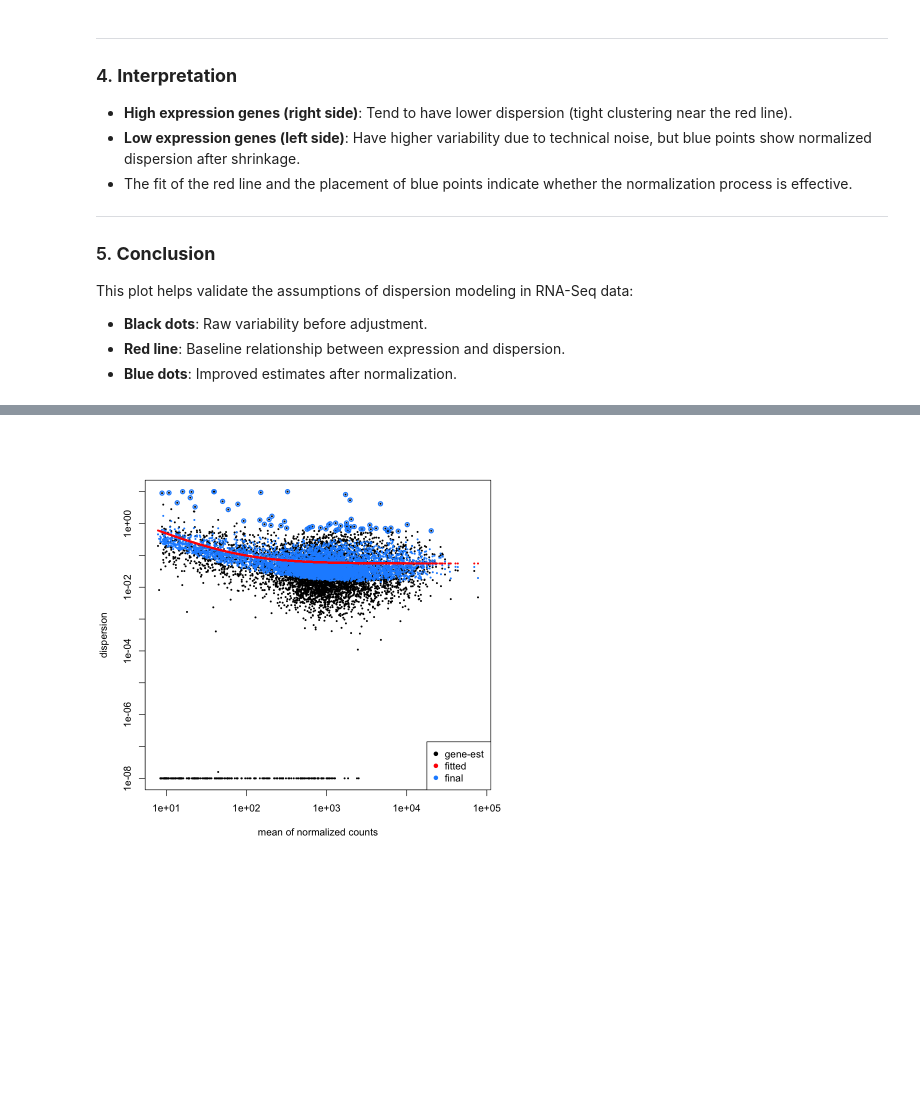
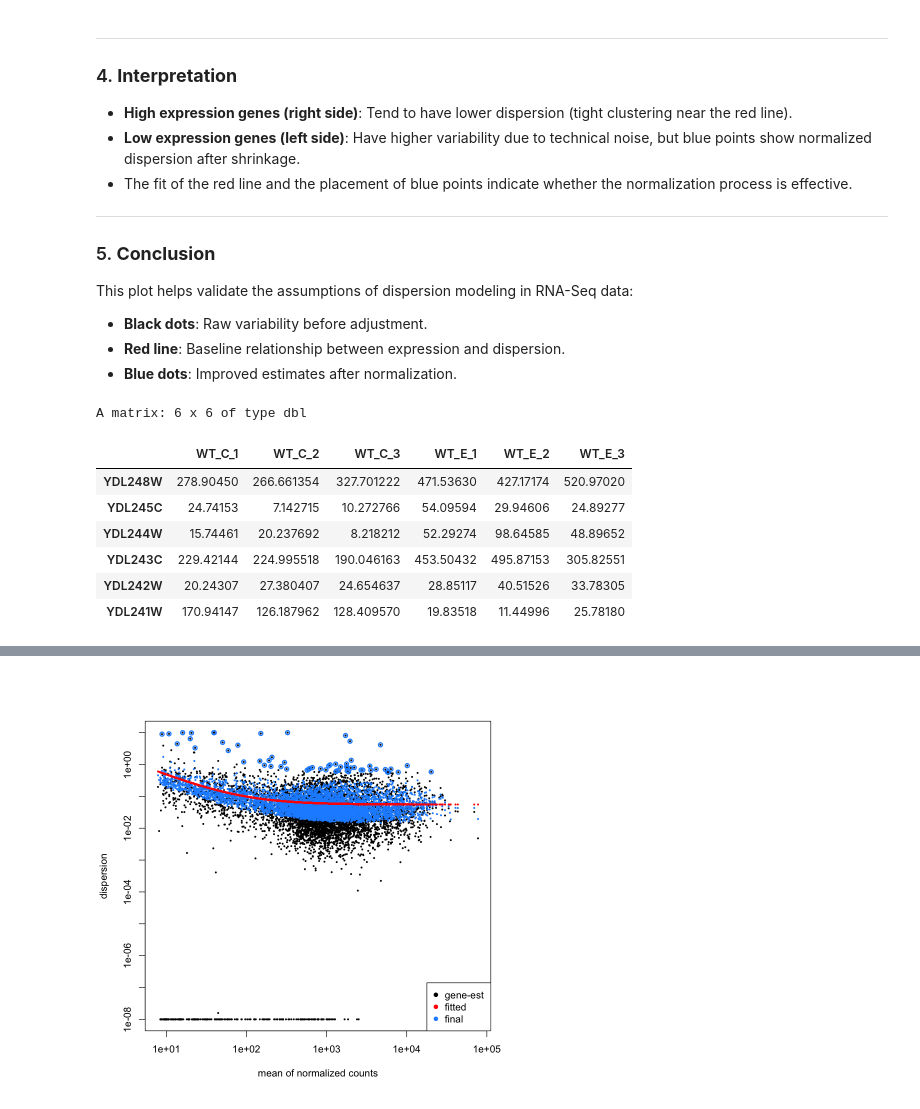
Before and after one commit to ongxuanhong/gene-expression-analysis, a Jupyter notebook: 02.DESeq2_run.ipynb, the cells around one changed output, grey strips where cells are left out. Cells and saved outputs as stored; diff of their text form; code cells hidden in the pictures; blank space fills up the shorter version.

```diff
--- a/02.DESeq2_run.ipynb
+++ b/02.DESeq2_run.ipynb
@@ -396,3 +378,16 @@ This plot helps validate the assumptions of dispersion modeling in RNA-Seq data:
 - **Black dots**: Raw variability before adjustment.
 - **Red line**: Baseline relationship between expression and dispersion.
 - **Blue dots**: Improved estimates after normalization.
+# %%
+# load dds object
+dds <- readRDS("data/dds.rds")
+head(counts(dds, normalized = TRUE))
+# %% [output]
+A matrix: 6 x 6 of type dbl
+|  | WT_C_1 | WT_C_2 | WT_C_3 | WT_E_1 | WT_E_2 | WT_E_3 |
+| YDL248W | 278.90450 | 266.661354 | 327.701222 | 471.53630 | 427.17174 | 520.97020 |
+| YDL245C | 24.74153 | 7.142715 | 10.272766 | 54.09594 | 29.94606 | 24.89277 |
+| YDL244W | 15.74461 | 20.237692 | 8.218212 | 52.29274 | 98.64585 | 48.89652 |
+| YDL243C | 229.42144 | 224.995518 | 190.046163 | 453.50432 | 495.87153 | 305.82551 |
+| YDL242W | 20.24307 | 27.380407 | 24.654637 | 28.85117 | 40.51526 | 33.78305 |
+| YDL241W | 170.94147 | 126.187962 | 128.409570 | 19.83518 | 11.44996 | 25.78180 |
```
Also changed, not shown: parts of 2 cells of this notebook.
